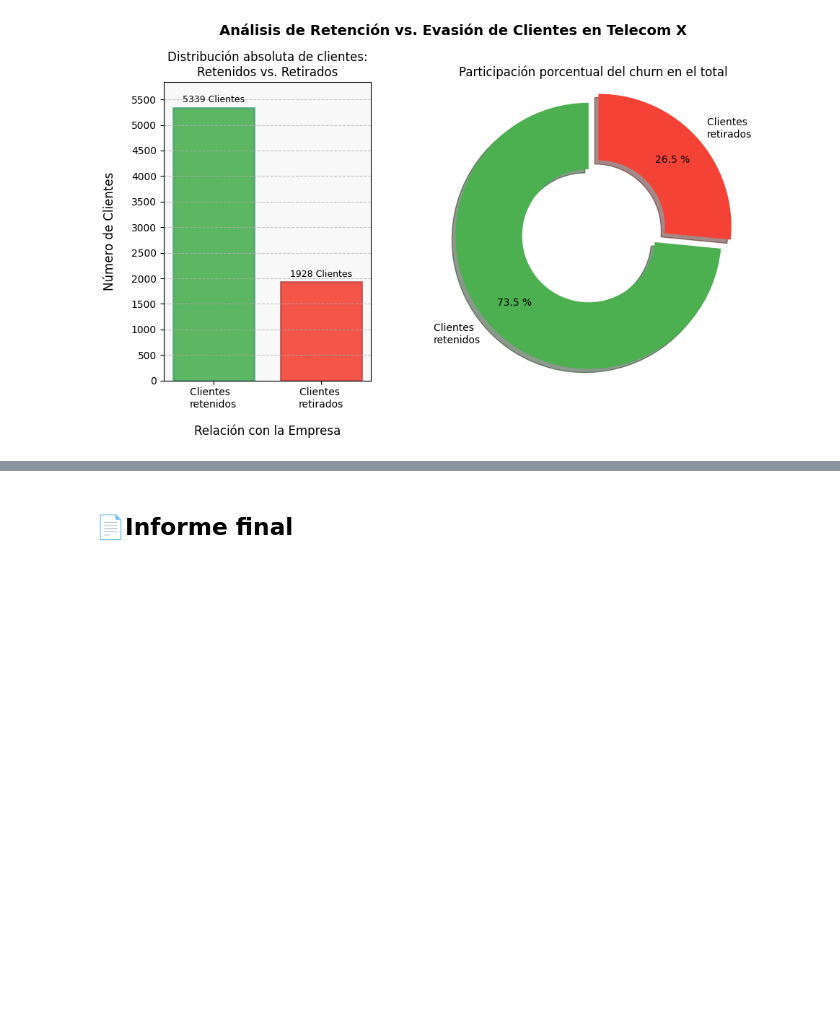
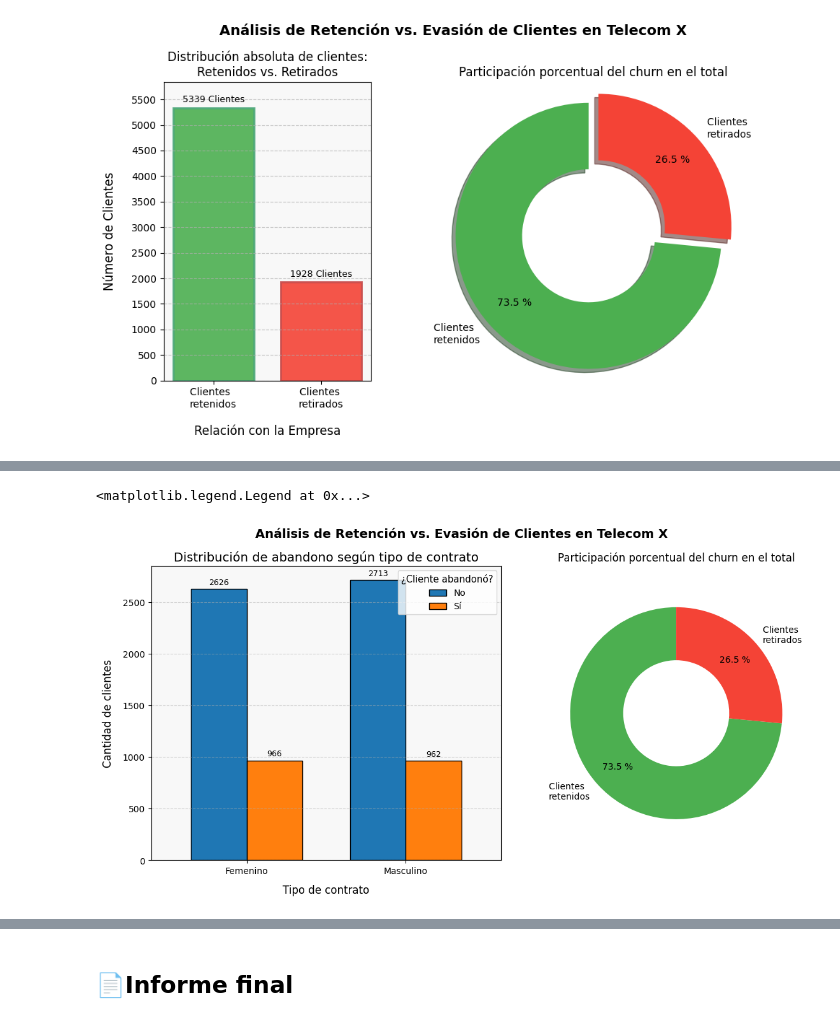
Before and after one commit to MigXDev/CS_Datos_I_DESAFIO_2, a Jupyter notebook: challenge2-data-science-LATAM-main/TelecomX_LATAM.ipynb, the cells around one changed output, grey strips where cells are left out. Cells and saved outputs as stored; diff of their text form; code cells hidden in the pictures; blank space fills up the shorter version.

```diff
--- a/challenge2-data-science-LATAM-main/TelecomX_LATAM.ipynb
+++ b/challenge2-data-science-LATAM-main/TelecomX_LATAM.ipynb
@@ -1502,0 +1667,55 @@ plt.show()
+# %%
+
+colores = ['#4CAF50', '#F44336']
+bordes  = ['#4CA77A','#C74B4B', ]  # Bordes de los colores de las barras
+Clientes = [Adentro, Afuera]
+eleccion = ['Clientes  \nretenidos', 'Clientes \nretirados']  # 'No' = permanecen, 'Sí' = abandonaron
+
+# Gráfico de barras junto al gráfico de dona, ambos en la misma figura
+fig, (ax2, ax1) = plt.subplots(1, 2, figsize=(13, 6), gridspec_kw={'width_ratios': [1.5, 1]})
+
+fig.suptitle('Análisis de Retención vs. Evasión de Clientes en Telecom X', fontsize=14, fontweight='bold')
+
+# Gráfico de dona (pie)
+porciones, texto, autotexto = ax1.pie(
+       Clientes, # Datos para las porciones
+       labels=eleccion, # Etiquetas de las porciones
+       autopct="%0.1f %%", # Formato del porcentaje
+       labeldistance=1.1, # Distancia de las etiquetas al centro
+       pctdistance=0.75, # Distancia del porcentaje al centro
+       colors=colores, # Colores de las porciones
+       wedgeprops=dict(width=0.5), # Ancho del anillo
+       startangle=90,  # Comienza desde arriba
+)
+
+
+ax1.set_title('Participación porcentual del churn en el total', fontsize=12)
+
+ax1.axis("equal") # Asegura que el gráfico sea un círculo perfecto
+
+# ---------- Gráfico de barras ----------
+ab_cat.plot(
+    kind='bar',
+    stacked=False,
+    color=['#1f77b4', '#ff7f0e'],
+    ax=ax2,
+    edgecolor='black',
+    width=0.7
+)
+
+ax2.set_title('Distribución de abandono según tipo de contrato', fontsize=14)
+ax2.set_xlabel('Tipo de contrato', fontsize=12, labelpad=10)
+ax2.set_ylabel('Cantidad de clientes', fontsize=12, labelpad=10)
+ax2.set_facecolor('#f8f8f8')
+ax2.grid(axis='y', linestyle='--', alpha=0.5)
+ax2.tick_params(axis='both', labelsize=10)
+ax2.set_xticklabels(ab_cat.index, rotation=0)
+
+# Añadir etiquetas numéricas a cada barra
+for container in ax2.containers:
+    ax2.bar_label(container, fmt='%d', label_type='edge', fontsize=9, padding=3)
+
+ax2.legend(title='¿Cliente abandonó?', labels=['No', 'Sí'], fontsize=10, title_fontsize=10.5, loc='upper right')
+# %% [output]
+<matplotlib.legend.Legend at 0x...>
+[figure, added]
```
Also changed, not shown: parts of 19 cells of this notebook.
